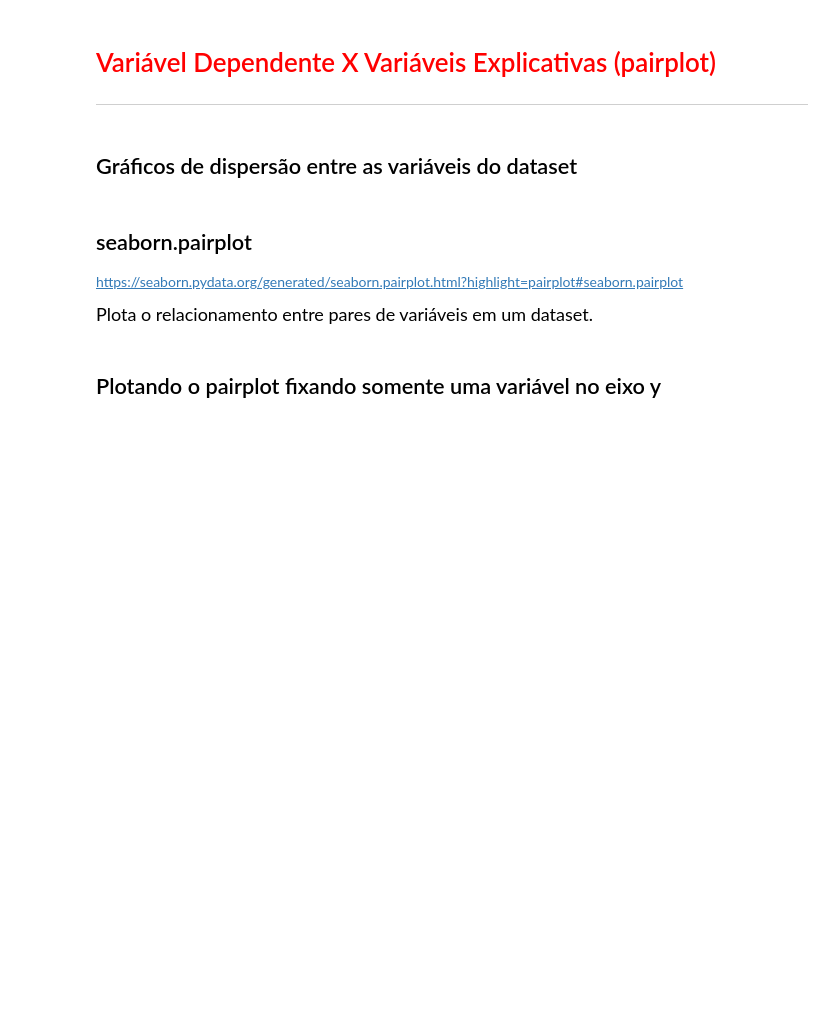
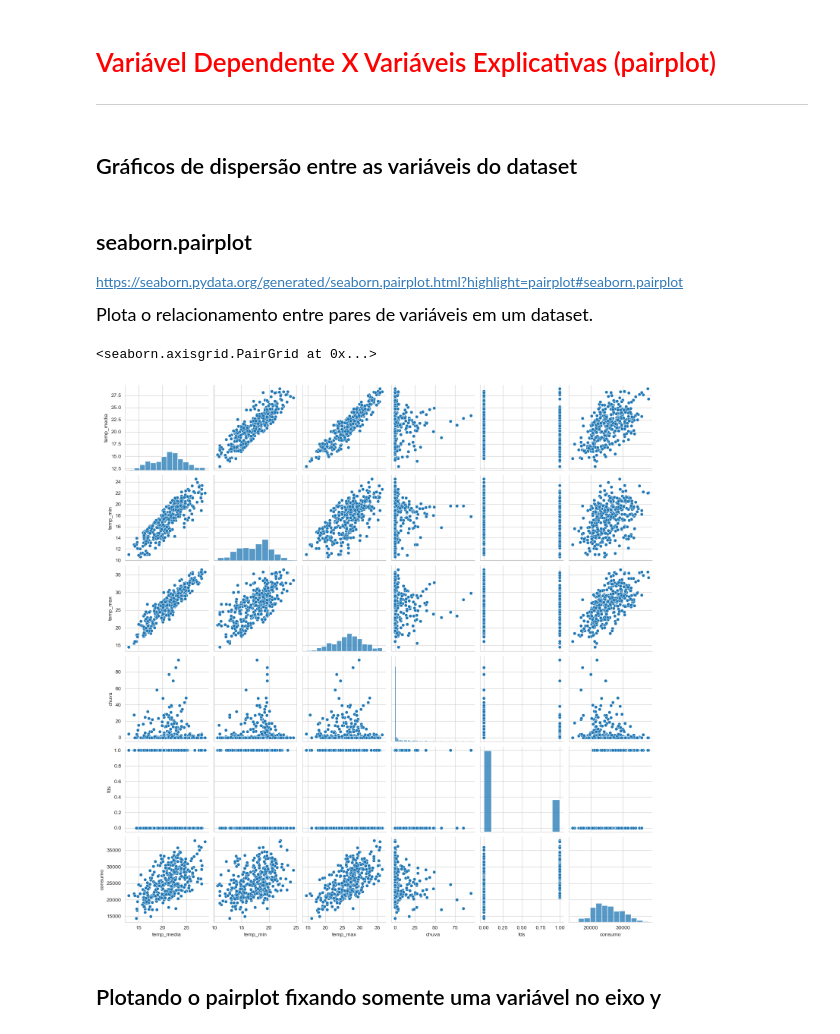
Before and after one commit to paulorobertovrc/alura-data-science, a Jupyter notebook: Estatística/Curso_Regressֶão_Linear_1.ipynb, the cells around one changed output. Cells and saved outputs as stored; diff of their text form; code cells hidden in the pictures; blank space fills up the shorter version.

```diff
--- a/Estatística/Curso_Regressֶão_Linear_1.ipynb
+++ b/Estatística/Curso_Regressֶão_Linear_1.ipynb
@@ -207,5 +207,11 @@ ax
 https://seaborn.pydata.org/generated/seaborn.pairplot.html?highlight=pairplot#seaborn.pairplot
 
 <p style='font-size: 18px; line-height: 2; margin: 10px 50px; text-align: justify;'>Plota o relacionamento entre pares de variáveis em um dataset.</p>
+# %%
+ax = sns.pairplot(dados)
+ax
+# %% [output]
+<seaborn.axisgrid.PairGrid at 0x...>
+[figure, added]
 # %% [markdown]
 ## Plotando o pairplot fixando somente uma variável no eixo y
```
Also changed, not shown: parts of 10 cells of this notebook.
